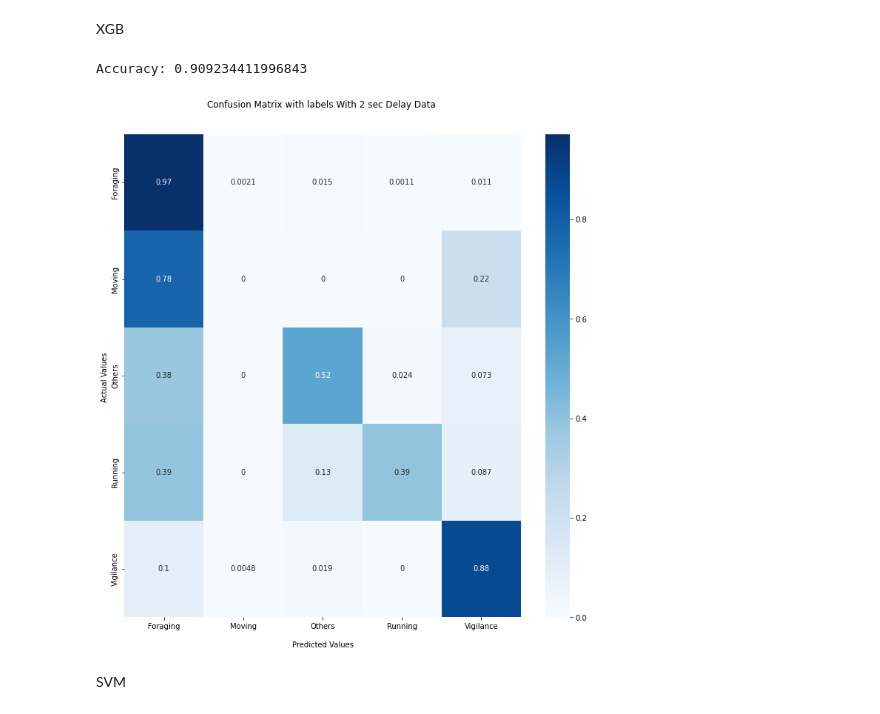
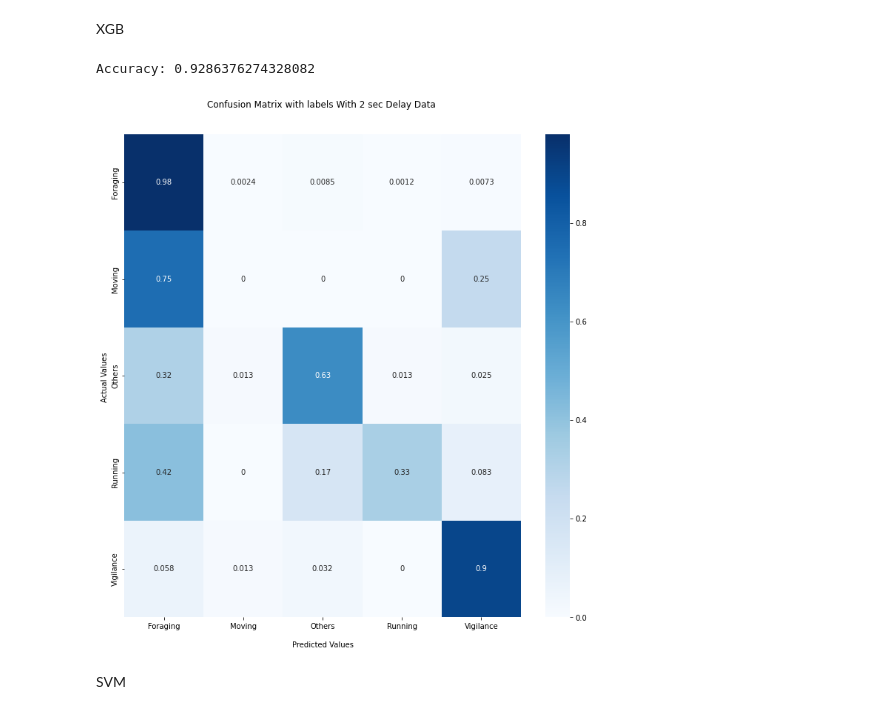
Before and after one commit to amlan-nayak/meerkat-box, a Jupyter notebook: Model_training.ipynb, the cells around one changed output. Saved outputs shown, nothing was run; the diff lists cells and outputs as text; code cells hidden in the pictures.

```diff
--- a/Model_training.ipynb
+++ b/Model_training.ipynb
@@ -120,5 +107,3 @@ Walking        7.0    1.0     1.0       7.0     0.0
-# %%
-df.loc[df['Behavior'] == 'Walking','Behavior'] = 'Foraging'
 # %%
 import seaborn as sns
 
@@ -147,3 +130 @@ Walking        59
 Name: Behavior, dtype: int64
-# %%
-df = df.drop(['StdNorm'], axis=1)
@@ -149,0 +145,7 @@ df = df.drop(['StdNorm'], axis=1)
+# %%
+df_delay = pd.DataFrame()
+df_delay['Timestamp'] = df['Timestamp'] + pd.Timedelta('1s')
+df_delay['Delay_X_Mean'] =  df['X_Mean']
+df_delay['Delay_X_Max'] =  df['X_Max']
+df_delay['Delay_LogVeDBA'] =  df['Log VeDBA']
+print(df_delay.head())
@@ -149,0 +159,5 @@ df = df.drop(['StdNorm'], axis=1)
+# %%
+A = df.merge(df_delay,on = 'Timestamp',how='inner')
+X = A.merge(df_delay1,on = 'Timestamp',how='inner')
+X = A
+X.head()
@@ -265,37 +330,36 @@ XGB
 # %%
 from sklearn.ensemble import GradientBoostingClassifier
 
-x=df.iloc[:,4:]  # Features
+x=X.iloc[:,4:]  # Features
 #x=df.iloc[:,4:]  # Features
 
 
 
 
-y=df['Behavior']  # Labels
+y=X['Behavior']  # Labels
 
 X_train, X_test, y_train, y_test = train_test_split(x,y, test_size=0.2,random_state=42)
 
-clf = GradientBoostingClassifier(n_estimators=100)
-clf.fit(X_train, y_train)
+clf = GradientBoostingClassifier(n_estimators=100).fit(X_train, y_train)
 y_pred=clf.predict(X_test)
 
 print("Accuracy:",accuracy_score(y_test, y_pred))
 
 plt.figure(figsize=(12,12))
 cf_matrix = confusion_matrix(y_test, y_pred,normalize='true')
 ax = sns.heatmap(cf_matrix, annot=True, cmap='Blues')
 
 ax.set_title('Confusion Matrix with labels With 2 sec Delay Data \n\n');
 ax.set_xlabel('\nPredicted Values')
 ax.set_ylabel('Actual Values ');
 
 ## Ticket labels - List must be in alphabetical order
 ax.xaxis.set_ticklabels(sorted(y.unique()))
 ax.yaxis.set_ticklabels(sorted(y.unique()))
 plt.show()
 # %% [output]
-Accuracy: 0.909234411996843
+Accuracy: 0.9286376274328082
-[figure, old version]
+[figure, new version]
 # %% [markdown]
 SVM
 # %%
```
Also changed, not shown: parts of 21 cells of this notebook, 4 other files.
